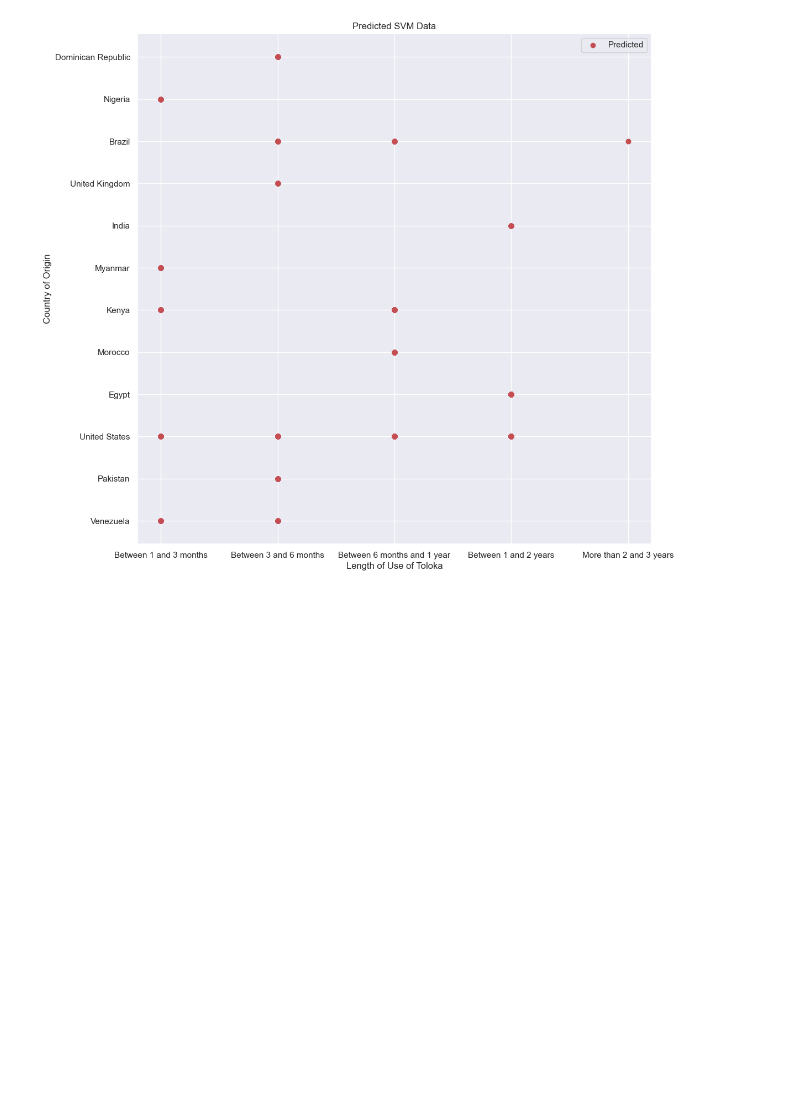
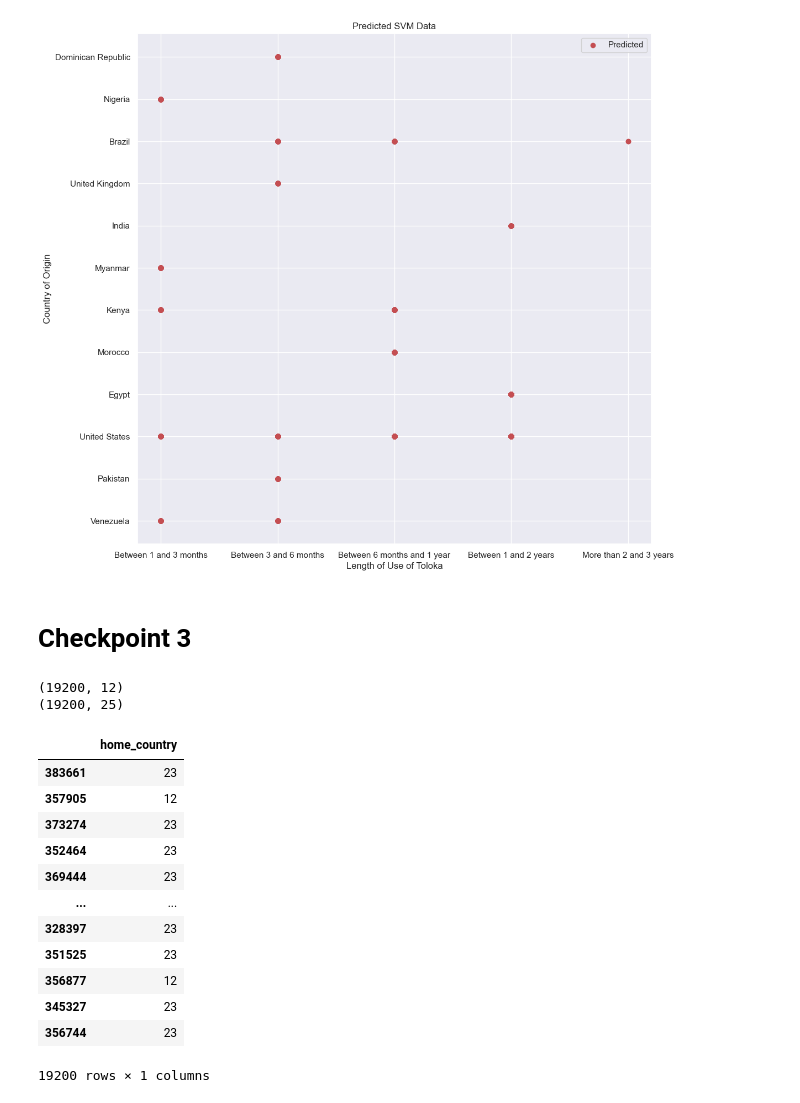
Before and after one commit to NicholasBerns/DataScienceProject, a Jupyter notebook: toloka_models.ipynb, the cells around one changed output. Drawn from its saved outputs; the diff is of its cells as text; code cells hidden in the pictures; blank space fills up the shorter version.

Commit message:
Toloka and mturk models published

```diff
--- a/toloka_models.ipynb
+++ b/toloka_models.ipynb
@@ -203,7 +203,7 @@ dtypes: float64(1), int32(12)
 memory usage: 51.4 MB
 None
 # %%
-target_df = df_tolo_model['home_country']
+target_df = pd.DataFrame(df_tolo_model['home_country'], columns=['home_country'])
 data_df = df_tolo_model.drop(columns=['home_country'])
 
 target_df = target_df.iloc[150000:180000]
@@ -334,3 +334,45 @@ plt.show()
 # %% [output]
 [figure]
 [figure]
+# %% [markdown]
+# Checkpoint 3
+# %%
+# your code here
+import numpy as np
+import tensorflow as tf
+from tensorflow.keras.models import Sequential
+from tensorflow.keras.layers import Conv2D, MaxPooling2D, Dense, Flatten, Dropout
+from tensorflow.keras.callbacks import ReduceLROnPlateau
+from tensorflow.keras.utils import to_categorical
+
+X_train = pd.DataFrame(scale.inverse_transform(Xtrain), columns=Xtrain.columns)
+X_test = pd.DataFrame(scale.inverse_transform(Xtest), columns=Xtest.columns)
+X_val = pd.DataFrame(scale.inverse_transform(Xval), columns=Xval.columns)
+
+y_train = to_categorical(Ytrain)
+y_test = to_categorical(Ytest)
+y_val = to_categorical(Yval)
+
+# y_train = Ytrain
+# y_test = Ytest
+# y_val = Yval
+
+print(X_train.shape)
+print(y_train.shape)
+Ytrain
+# %% [output]
+(19200, 12)
+(19200, 25)
+|  | home_country |
+| 383661 | 23 |
+| 357905 | 12 |
+| 373274 | 23 |
+| 352464 | 23 |
+| 369444 | 23 |
+| ... | ... |
+| 328397 | 23 |
+| 351525 | 23 |
+| 356877 | 12 |
+| 345327 | 23 |
+| 356744 | 23 |
+19200 rows × 1 columns
```
Also changed, not shown: parts of 3 cells of this notebook, 1 other file.
